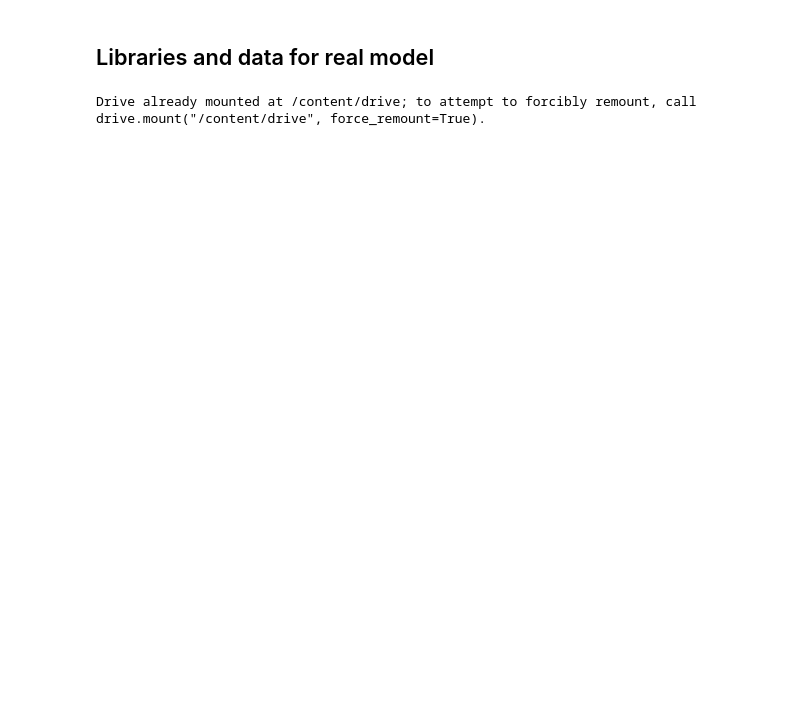
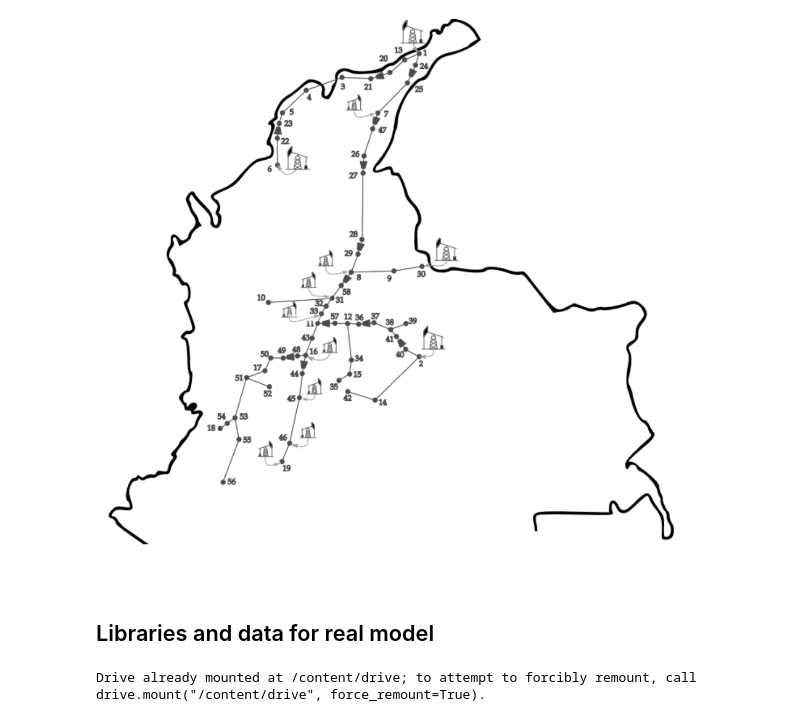
Before and after one commit to UN-GCPDS/python-gcpds.optimization, a Jupyter notebook: docs/source/notebooks/02_examples_model_real_data (1).ipynb, the cells around one changed output. Saved outputs shown, nothing was run; the diff lists cells and outputs as text; code cells hidden in the pictures; blank space fills up the shorter version.

```diff
--- a/docs/source/notebooks/02-examples_model_real_data.ipynb
+++ b/docs/source/notebooks/02_examples_model_real_data (1).ipynb
@@ -1,3 +47,13 @@
+# %%
+from IPython.display import Image, display
+
+# Ruta de la imagen en tu entorno de Colab
+ruta_imagen = 'REDCOL (1)_page-0001.jpg'
+
+# Mostrar la imagen con descripción
+display(Image(filename=ruta_imagen, embed=True), metadata={'description': 'RED GAS COLOMBIA'})
+# %% [output]
+[figure, added]
 # %% [markdown]
 ## Libraries and data for real model
 # %%
```
Also changed, not shown: parts of 14 cells of this notebook, 1 other file.
